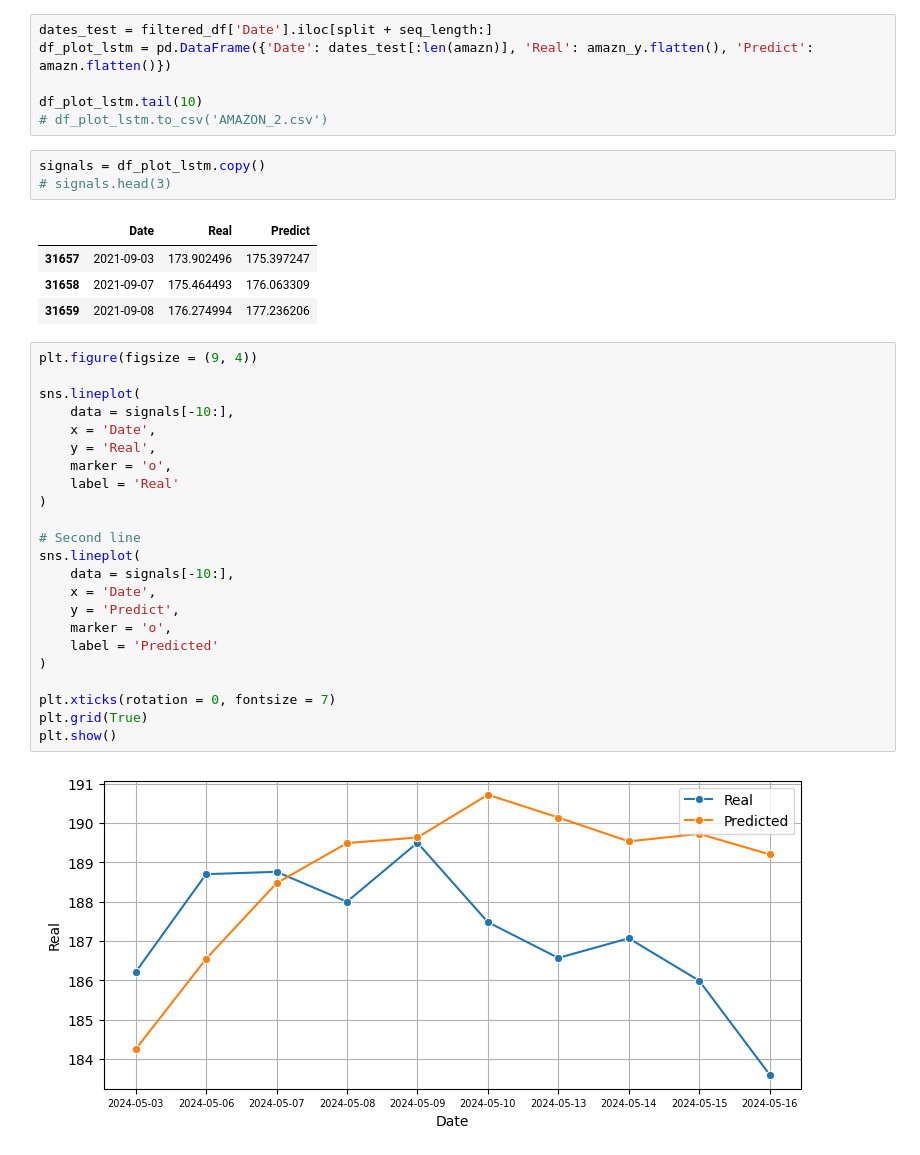
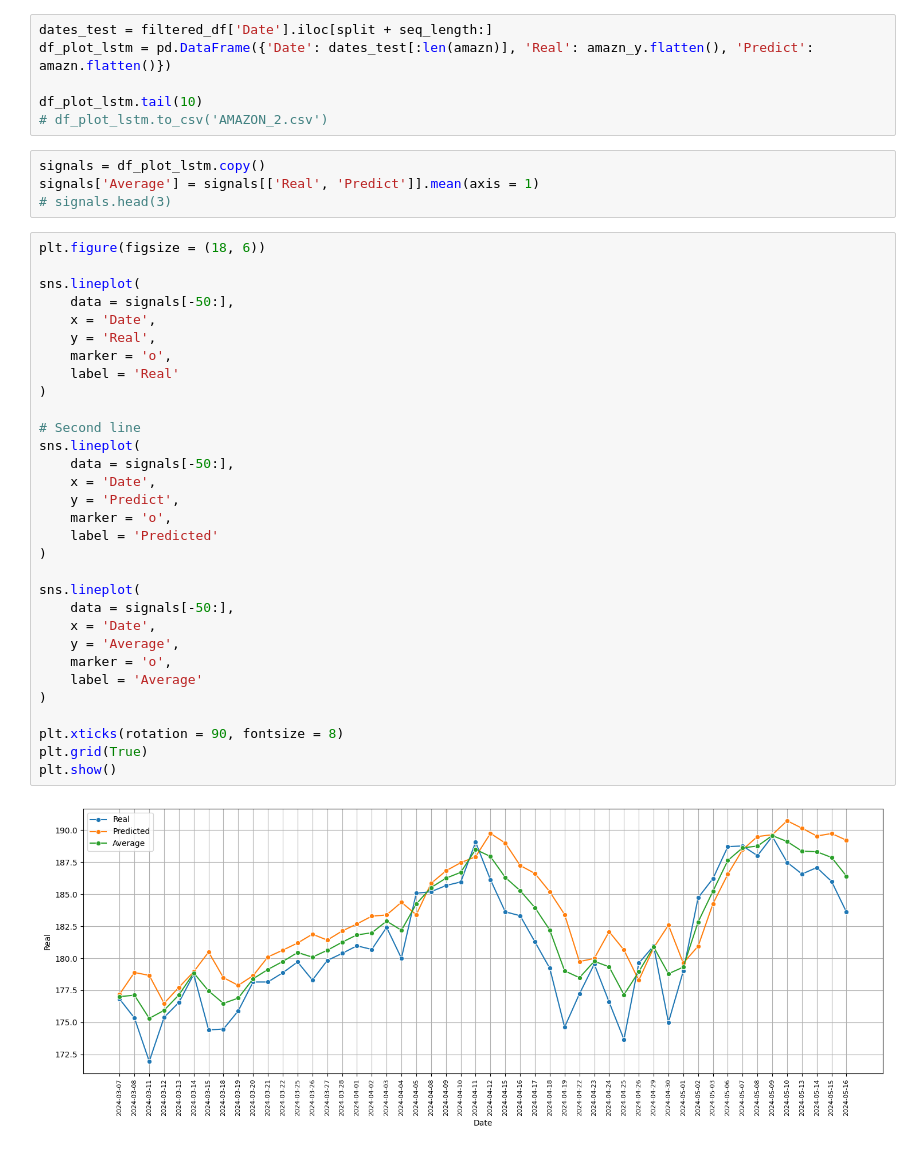
Before and after one commit to AllanMogley/Data-Flow, a Jupyter notebook: Part 1 - Download Data/01 - model_predictor.ipynb, the cells around one changed output. Cells and saved outputs as stored; diff of their text form.

Commit message:
Predictions plots

```diff
--- a/Part 1 - Download Data/01 - model_predictor.ipynb
+++ b/Part 1 - Download Data/01 - model_predictor.ipynb
@@ -50,34 +50,38 @@ df_plot_lstm.tail(10)
 # df_plot_lstm.to_csv('AMAZON_2.csv')
 # %%
 signals = df_plot_lstm.copy()
+signals['Average'] = signals[['Real', 'Predict']].mean(axis = 1)
 # signals.head(3)
-# %% [output]
-|  | Date | Real | Predict |
-| 31657 | 2021-09-03 | 173.902496 | 175.397247 |
-| 31658 | 2021-09-07 | 175.464493 | 176.063309 |
-| 31659 | 2021-09-08 | 176.274994 | 177.236206 |
 # %%
-plt.figure(figsize = (9, 4))
+plt.figure(figsize = (18, 6))
 
 sns.lineplot(
-    data = signals[-10:],
+    data = signals[-50:],
     x = 'Date',
     y = 'Real',
     marker = 'o',
     label = 'Real'
 )
 
 # Second line
 sns.lineplot(
-    data = signals[-10:],
+    data = signals[-50:],
     x = 'Date',
     y = 'Predict',
     marker = 'o',
     label = 'Predicted'
 )
 
-plt.xticks(rotation = 0, fontsize = 7)
+sns.lineplot(
+    data = signals[-50:],
+    x = 'Date',
+    y = 'Average',
+    marker = 'o',
+    label = 'Average'
+)
+
+plt.xticks(rotation = 90, fontsize = 8)
 plt.grid(True)
 plt.show()
 # %% [output]
-[figure, old version]
+[figure, new version]
```
